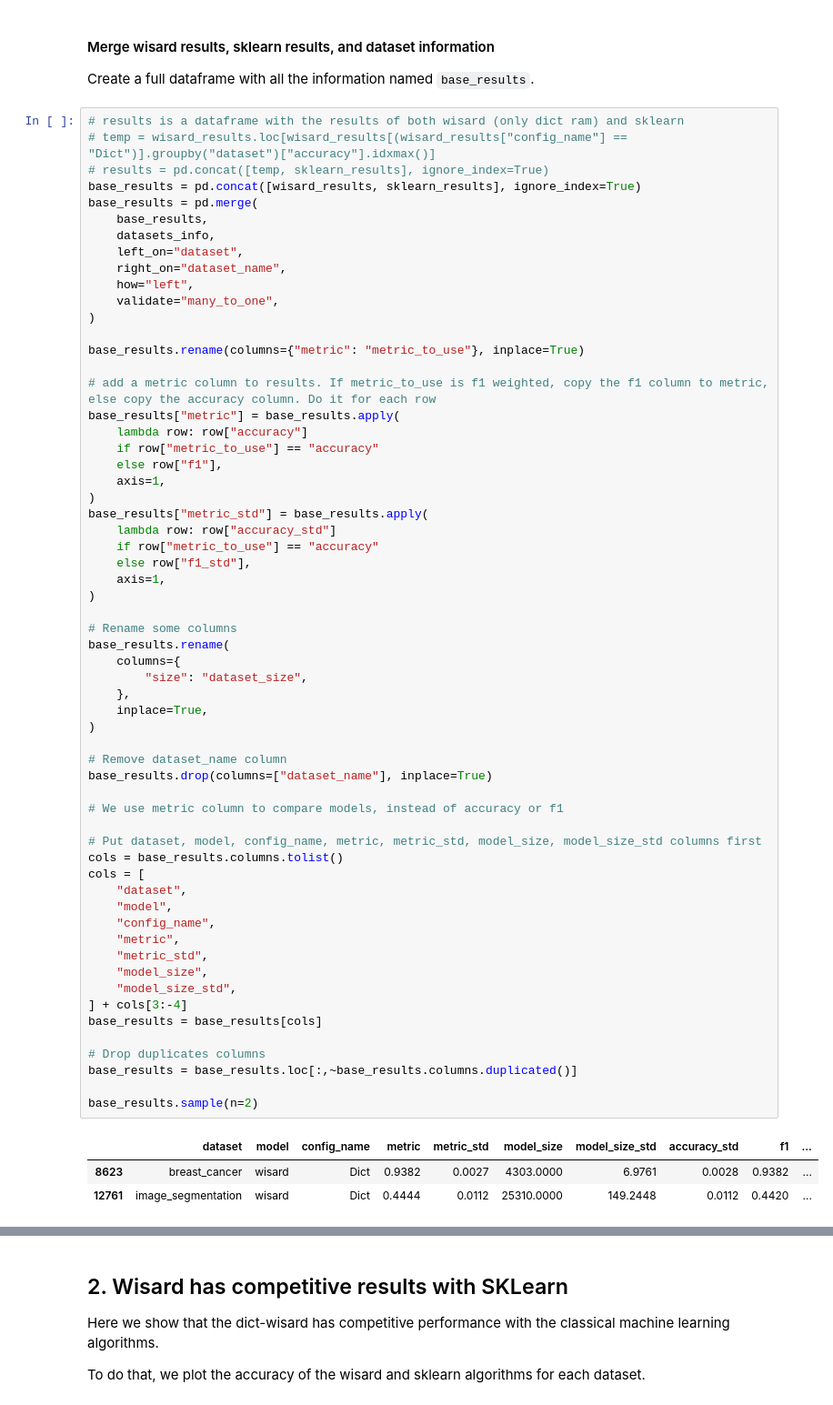
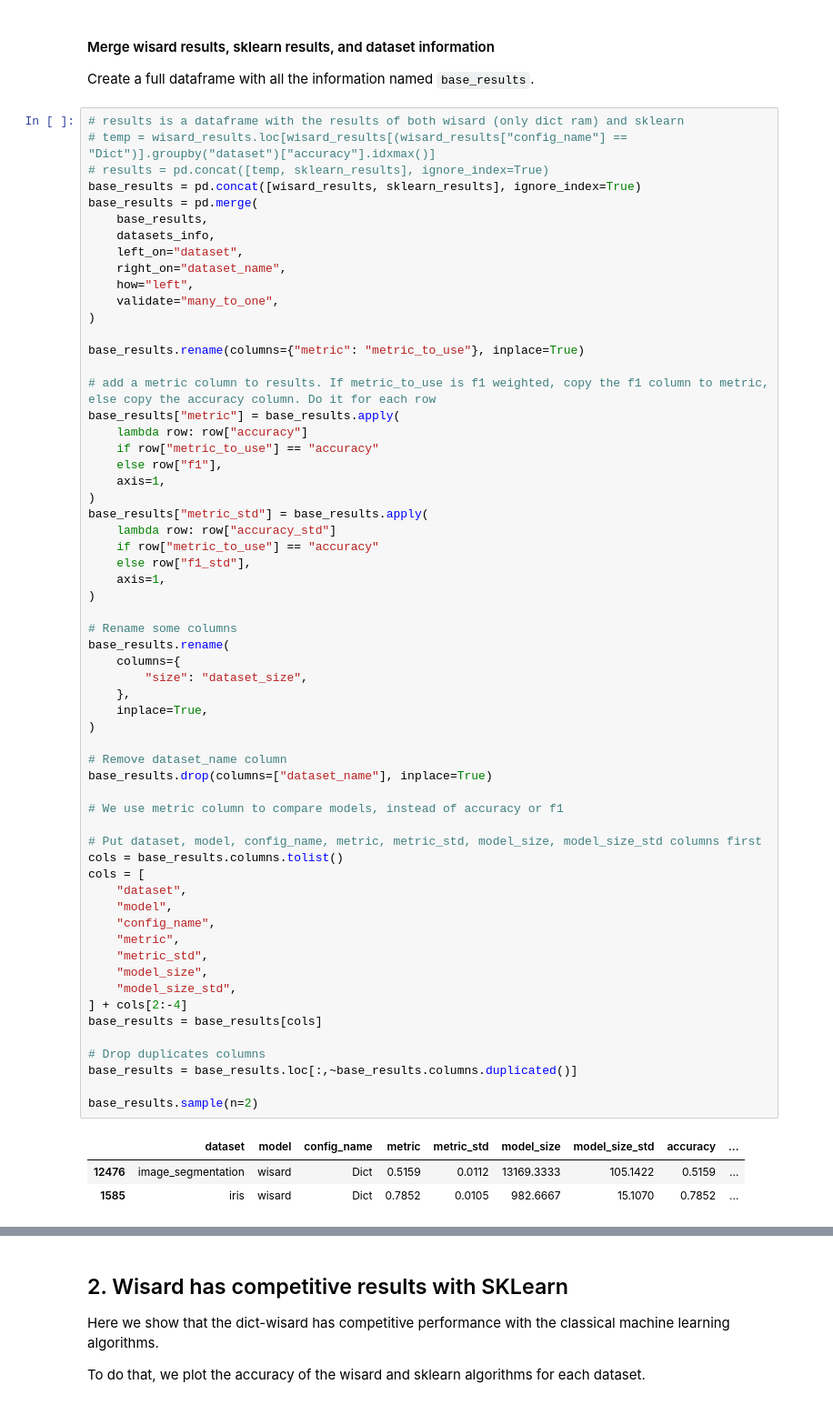
Before and after one commit to otavioon/wisardlib, a Jupyter notebook: experiments_2/analyse_results.ipynb, the cells around one changed output, grey strips where cells are left out. Shown at 91% size. Drawn from its saved outputs; the diff is of its cells as text.

```diff
--- a/experiments_2/analyse_results.ipynb
+++ b/experiments_2/analyse_results.ipynb
@@ -396,36 +396,36 @@ base_results["metric_std"] = base_results.apply(
 # Rename some columns
 base_results.rename(
     columns={
         "size": "dataset_size",
     },
     inplace=True,
 )
 
 # Remove dataset_name column
 base_results.drop(columns=["dataset_name"], inplace=True)
 
 # We use metric column to compare models, instead of accuracy or f1
 
 # Put dataset, model, config_name, metric, metric_std, model_size, model_size_std columns first
 cols = base_results.columns.tolist()
 cols = [
     "dataset",
     "model",
     "config_name",
     "metric",
     "metric_std",
     "model_size",
     "model_size_std",
-] + cols[3:-4]
+] + cols[2:-4]
 base_results = base_results[cols]
 
 # Drop duplicates columns
 base_results = base_results.loc[:,~base_results.columns.duplicated()]
 
 base_results.sample(n=2)
 # %% [output]
-|  | dataset | model | config_name | metric | metric_std | model_size | model_size_std | accuracy_std | f1 | ... |
-| 8623 | breast_cancer | wisard | Dict | 0.9382 | 0.0027 | 4303.0000 | 6.9761 | 0.0028 | 0.9382 | ... |
-| 12761 | image_segmentation | wisard | Dict | 0.4444 | 0.0112 | 25310.0000 | 149.2448 | 0.0112 | 0.4420 | ... |
+|  | dataset | model | config_name | metric | metric_std | model_size | model_size_std | accuracy | ... |
+| 12476 | image_segmentation | wisard | Dict | 0.5159 | 0.0112 | 13169.3333 | 105.1422 | 0.5159 | ... |
+| 1585 | iris | wisard | Dict | 0.7852 | 0.0105 | 982.6667 | 15.1070 | 0.7852 | ... |
 # %%
 # Filter results
```
Also changed, not shown: parts of 37 cells of this notebook, 8 other files.
